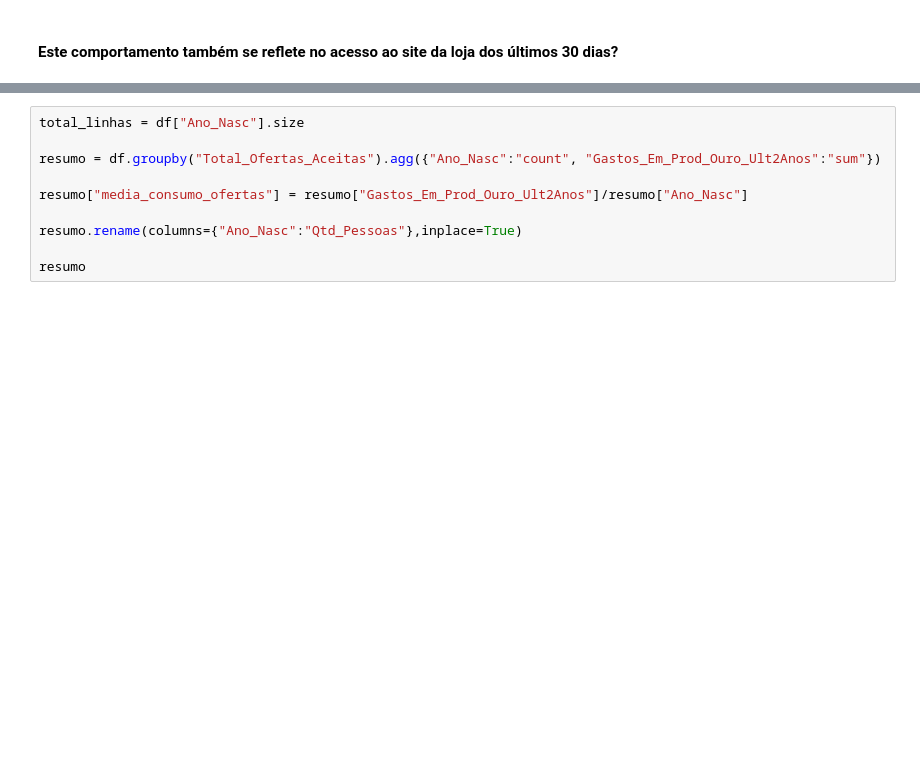
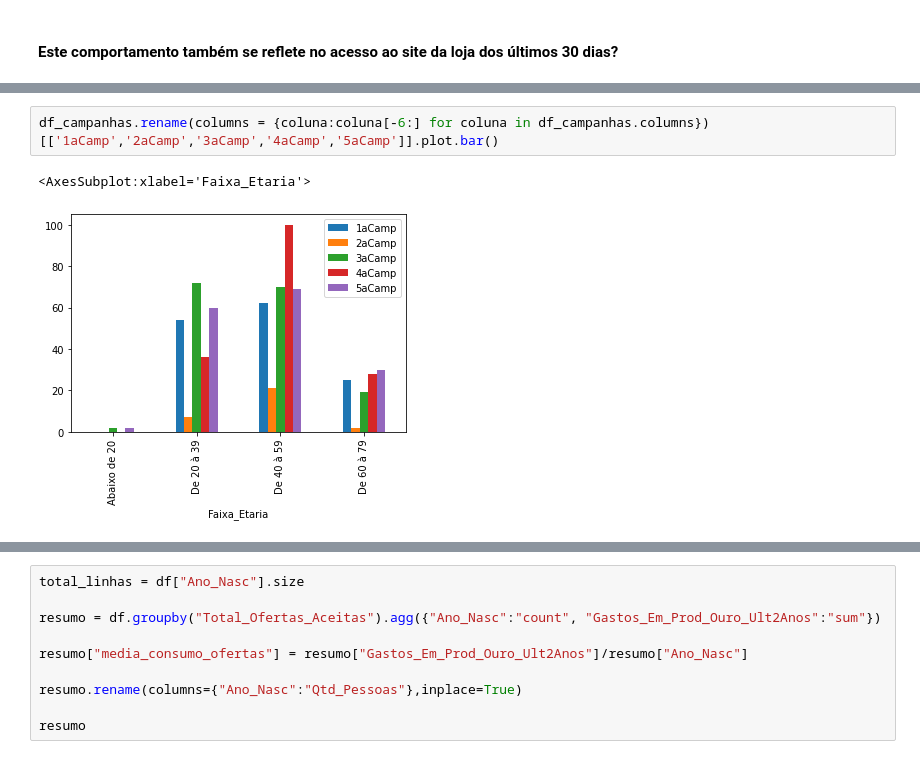
Before and after one commit to luiseraldo/Curso_DS_Degree, a Jupyter notebook: Projeto_Modulo_04/projeto_modulo_04.ipynb, the cells around one changed output, grey strips where cells are left out. Saved outputs shown, nothing was run; the diff lists cells and outputs as text; blank space fills up the shorter version.

```diff
--- a/Projeto_Modulo_04/projeto_modulo_04.ipynb
+++ b/Projeto_Modulo_04/projeto_modulo_04.ipynb
@@ -498,0 +449,5 @@ df.groupby(['Faixa_Etaria'])[['Oferta_Aceita_3aCamp',          'Oferta_Aceita_4a
+# %%
+df_campanhas.rename(columns = {coluna:coluna[-6:] for coluna in df_campanhas.columns})[['1aCamp','2aCamp','3aCamp','4aCamp','5aCamp']].plot.bar()
+# %% [output]
+<AxesSubplot:xlabel='Faixa_Etaria'>
+[figure, added]
```
Also changed, not shown: parts of 38 cells of this notebook.
